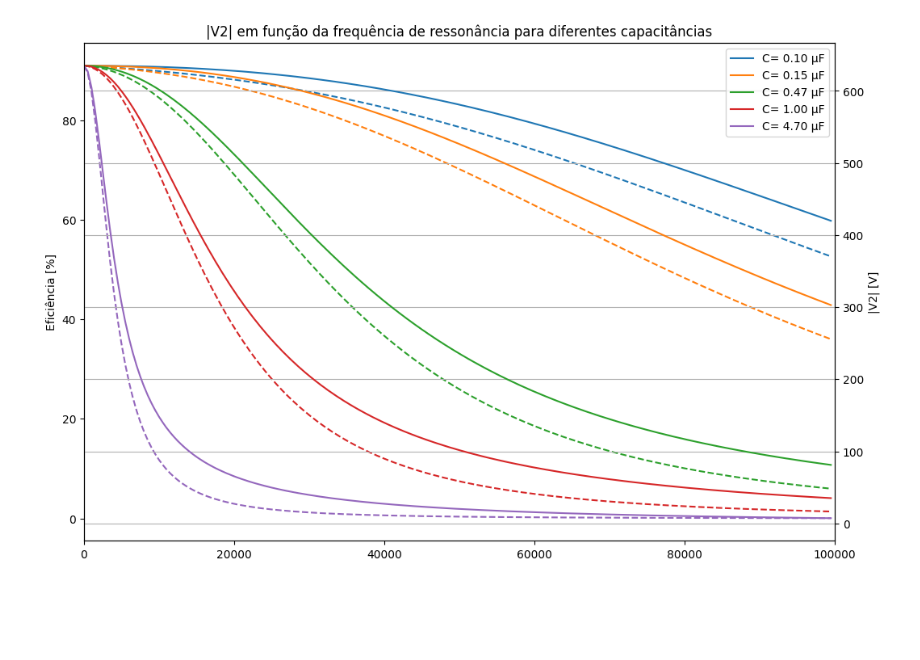
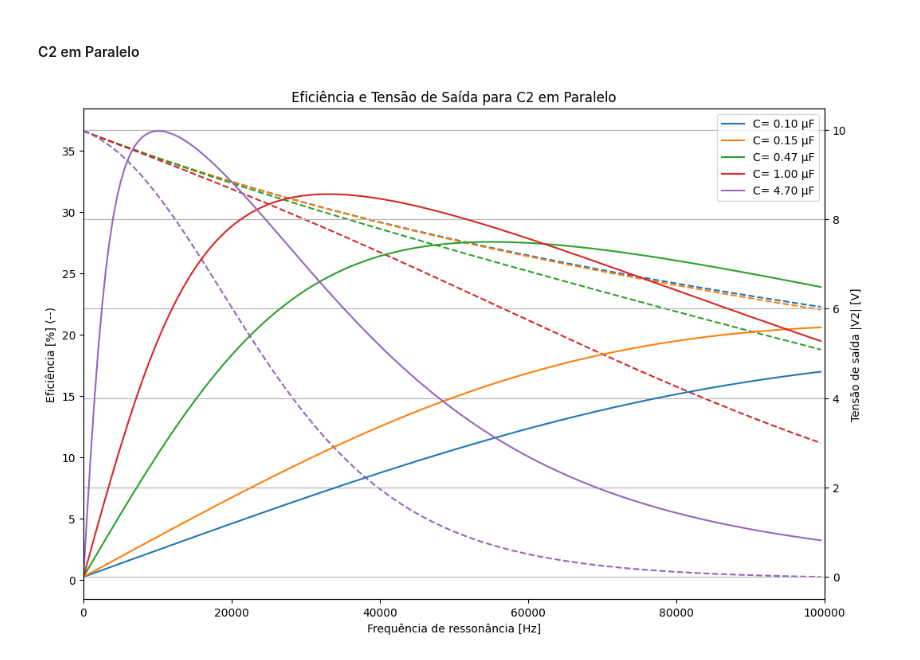
Before and after one commit to pabdutra/wpt, a Jupyter notebook: projeto.ipynb, the cells around one changed output. Saved outputs shown, nothing was run; the diff lists cells and outputs as text; code cells hidden in the pictures; blank space fills up the shorter version.

```diff
--- a/projeto.ipynb
+++ b/projeto.ipynb
@@ -16,17 +20,20 @@ import matplotlib.pyplot as plt
 # %%
 # Declarando variáveis
 
-R1 = R2 = Rdc = 0.5
-Rc= 5
+R1 = R2 = Rdc = 0.2
+
+Rc= 3
+listaRc = [1, 2, 3, 5, 10, 15, 20, 25, 30, 35, 40]
 
 L1 = L2 = L = 196e-6
 
 C1 = C2 = 0.1e-6
+listaC = [0.1e-6, 150e-9, 0.47e-6, 1e-6, 4.7e-6]
 
-Ufonte = 12
+Ufonte = 10 * 2/pi
 
-PossiveisK = np.linspace(0.1,1,10)
 kFixo = 0.2
+PossiveisK = np.linspace(0, 1, 500)
 
+freqFixo = 21500
 PossiveisFreq = np.arange(1e-3,100e3,500)
-freqFixo = 36000
@@ -149,50 +235,38 @@ plt.show()
+# %% [markdown]
+#### C2 em Paralelo
 # %%
 fig, ax1 = plt.subplots(figsize=(12,8))
 ax2 = ax1.twinx()
-
-
-listaC = [0.1e-6, 150e-9, 0.47e-6, 1e-6, 4.7e-6]
-listaV2total = []
-listaFreqMax = []
 
 
 for C in listaC:
     C1 = C2 = C
     listaV2 = []
     listaEficiencia = []
-    maxV2 = 0
-    freqMax = 0
 
     for f in PossiveisFreq:
         w = 2*math.pi*f
         L1 = L2 = 1/((w**2)*C)
         R1 = R2 = calculaR(f)
-        i1, i2, ic , V2 = calculaTransformadorSerie(kFixo, f)
+        i1, i2, ic , V2 = calculaTransformadorParalelo(kFixo, f)
 
         listaV2.append(abs(V2))
-        if abs(V2) > maxV2:
-            maxV2 = abs(V2)
-            freqMax = f
 
-        eficiencia = (((1/2)*V2*i2.conjugate()).real/((1/2)*Ufonte*i1.conjugate()).real)*100
+        eficiencia = (((1/2)*V2*ic.conjugate()).real/((1/2)*Ufonte*i1.conjugate()).real)*100
         listaEficiencia.append(eficiencia)
-
-
-    listaV2total.append(listaV2)
-    listaFreqMax.append(freqMax)
 
     ax1.plot(PossiveisFreq, listaEficiencia, "--")
     ax2.plot(PossiveisFreq, listaV2, label=f'C= {C*1e6:0.2f} µF')
 
 
-plt.title("|V2| em função da frequência de ressonância para diferentes capacitâncias")
-plt.xlabel("Frequência de ressonância [Hz]")
-ax1.set_ylabel("Eficiência [%]")
-ax2.set_ylabel("|V2| [V]")
+plt.title("Eficiência e Tensão de Saída para C2 em Paralelo")
+ax1.set_xlabel("Frequência de ressonância [Hz]")
+ax1.set_ylabel("Eficiência [%] (--)")
+ax2.set_ylabel("Tensão de saída |V2| [V]")
 plt.xlim(0,100e3)
 plt.grid(True)
 plt.legend()
 plt.savefig('img/capacitancias.png')
 plt.show()
 # %% [output]
-[figure, old version]
+[figure, new version]
```
Also changed, not shown: parts of 20 cells of this notebook, 1 other file.
